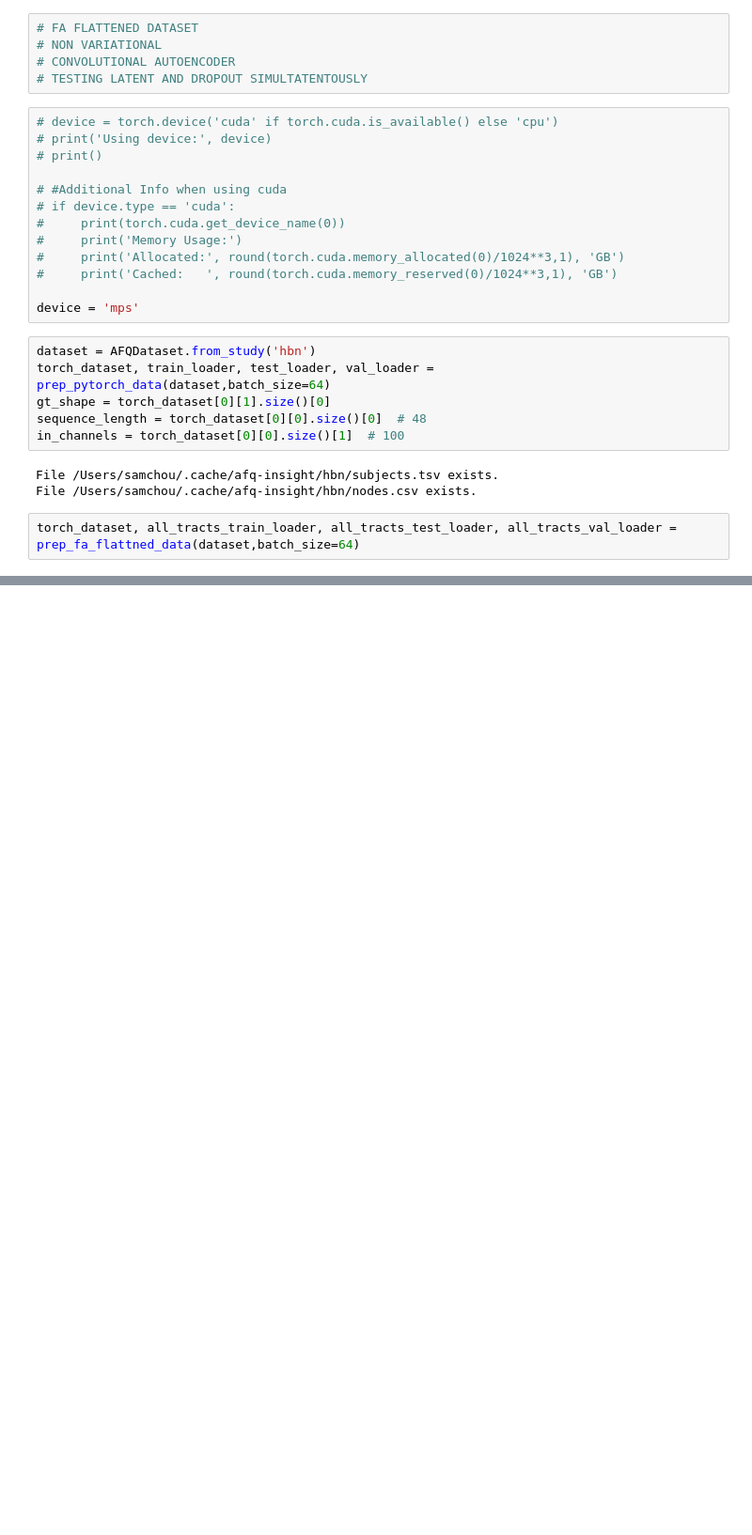
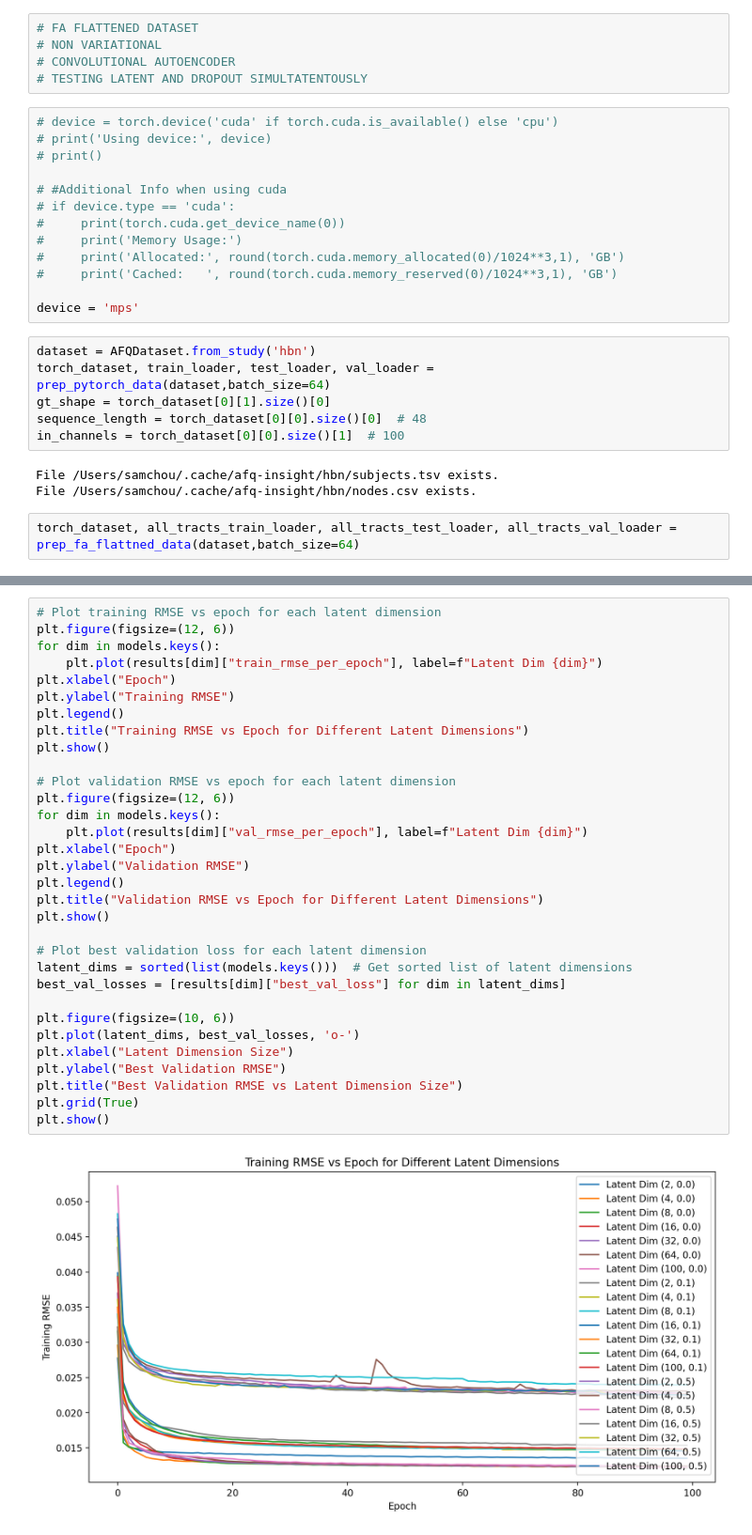
Before and after one commit to EntropyChicken/Asa-Jats-Task-Vectors-On-AFQ-Insight, a Jupyter notebook: ConvAE_Experiments/Variational/fa tracts data/vaeconv_combined_fa_flattened.ipynb, the cells around one changed output, grey strips where cells are left out. Shown at 94% size. Drawn from its saved outputs; the diff is of its cells as text; blank space fills up the shorter version.

```diff
--- a/ConvAE_Experiments/Variational/fa tracts data/vaeconv_combined_fa_flattened.ipynb
+++ b/ConvAE_Experiments/Variational/fa tracts data/vaeconv_combined_fa_flattened.ipynb
@@ -295,0 +312,34 @@ NameError: name 'models' is not defined
+# %%
+# Plot training RMSE vs epoch for each latent dimension
+plt.figure(figsize=(12, 6))
+for dim in models.keys():
+    plt.plot(results[dim]["train_rmse_per_epoch"], label=f"Latent Dim {dim}")
+plt.xlabel("Epoch")
+plt.ylabel("Training RMSE")
+plt.legend()
+plt.title("Training RMSE vs Epoch for Different Latent Dimensions")
+plt.show()
+
+# Plot validation RMSE vs epoch for each latent dimension
+plt.figure(figsize=(12, 6))
+for dim in models.keys():
+    plt.plot(results[dim]["val_rmse_per_epoch"], label=f"Latent Dim {dim}")
+plt.xlabel("Epoch")
+plt.ylabel("Validation RMSE")
+plt.legend()
+plt.title("Validation RMSE vs Epoch for Different Latent Dimensions")
+plt.show()
+
+# Plot best validation loss for each latent dimension
+latent_dims = sorted(list(models.keys()))  # Get sorted list of latent dimensions
+best_val_losses = [results[dim]["best_val_loss"] for dim in latent_dims]
+
+plt.figure(figsize=(10, 6))
+plt.plot(latent_dims, best_val_losses, 'o-')
+plt.xlabel("Latent Dimension Size")
+plt.ylabel("Best Validation RMSE")
+plt.title("Best Validation RMSE vs Latent Dimension Size")
+plt.grid(True)
+plt.show()
+# %% [output]
+[figure, added]
```
Also changed, not shown: parts of 7 cells of this notebook.
